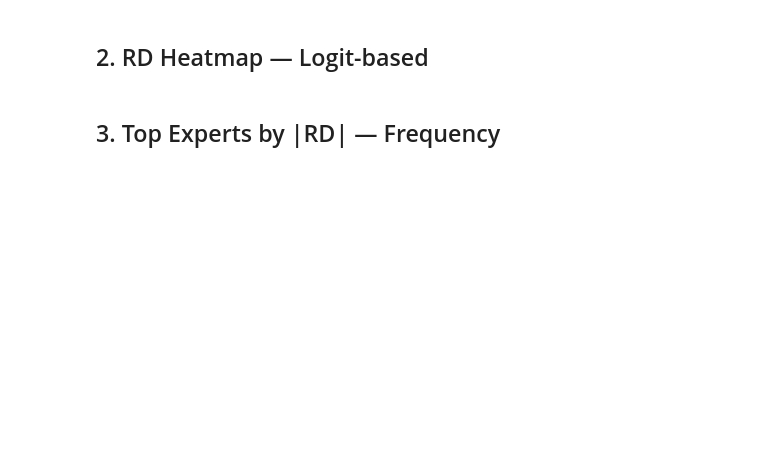
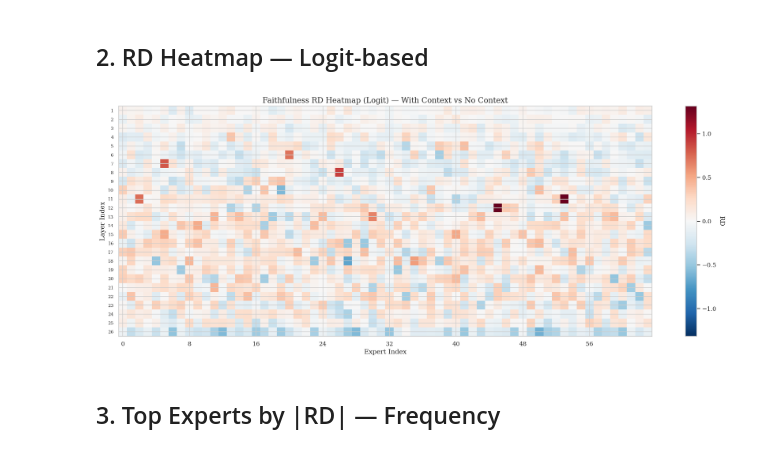
Before and after one commit to Johnwchampion/Individual-Project-25-26, a Jupyter notebook: stage1/analysis/01_rd_faithfulness.ipynb, the cells around one changed output. Saved outputs shown, nothing was run; the diff lists cells and outputs as text; code cells hidden in the pictures; blank space fills up the shorter version.

```diff
--- a/stage1/analysis/01_rd_faithfulness.ipynb
+++ b/stage1/analysis/01_rd_faithfulness.ipynb
@@ -79,11 +78,10 @@ plot_heatmap(
 # %% [markdown]
 ## 2. RD Heatmap — Logit-based
 # %%
-plot_heatmap(
-    rd_logit, layers_sorted,
-    'Faithfulness RD Heatmap (Logit) — With Context vs No Context',
-    'faith_rd_heatmap_logit.png'
-)
+plot_heatmap(rd_logit, layers_sorted,
+             'Faithfulness RD Heatmap (Logit) — With Context vs No Context')
+# %% [output]
+[figure, added]
 # %% [markdown]
 ## 3. Top Experts by |RD| — Frequency
 # %%
```
Also changed, not shown: parts of 12 cells of this notebook, 11 other files.
